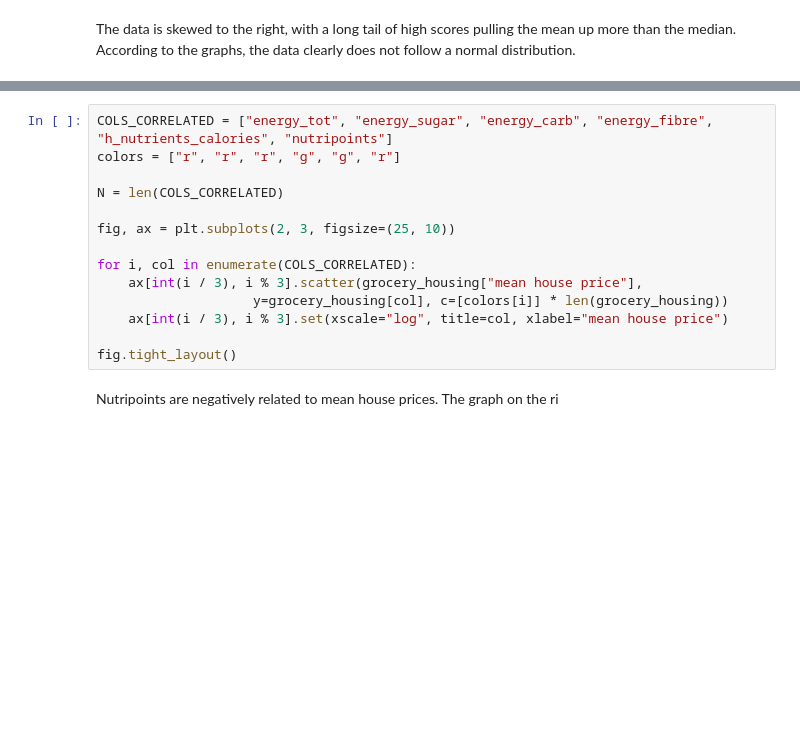
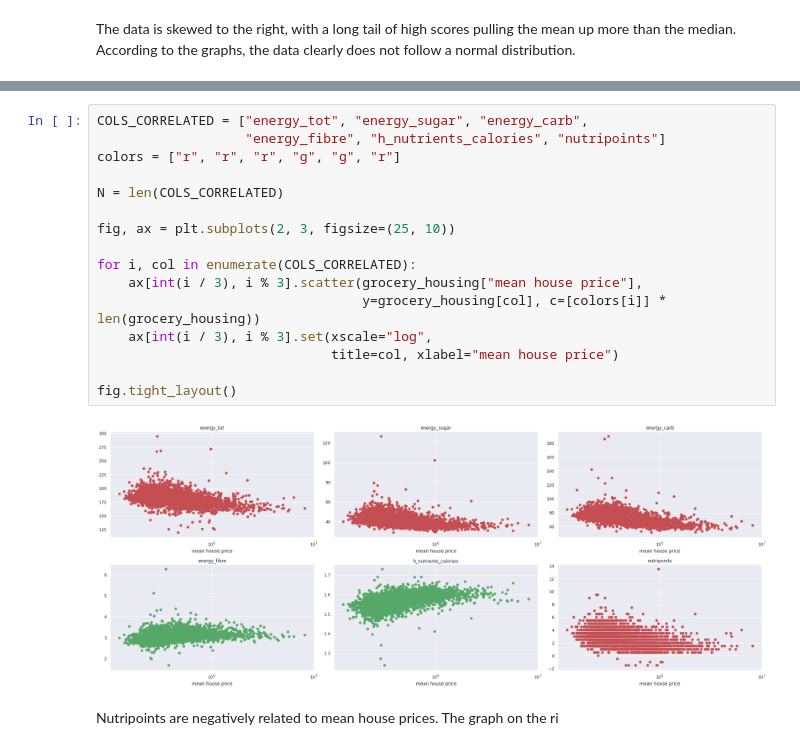
Before and after one commit to epfl-ada/ada-2020-project-milestone-p3-p3_caxaga, a Jupyter notebook: housing.ipynb, the cells around one changed output, grey strips where cells are left out. Saved outputs shown, nothing was run; the diff lists cells and outputs as text; blank space fills up the shorter version.

```diff
--- a/housing.ipynb
+++ b/housing.ipynb
@@ -99,17 +139,21 @@ plt.ylabel("spearman correlation")
 # %%
-COLS_CORRELATED = ["energy_tot", "energy_sugar", "energy_carb", "energy_fibre", "h_nutrients_calories", "nutripoints"]
+COLS_CORRELATED = ["energy_tot", "energy_sugar", "energy_carb",
+                   "energy_fibre", "h_nutrients_calories", "nutripoints"]
 colors = ["r", "r", "r", "g", "g", "r"]
 
 N = len(COLS_CORRELATED)
 
 fig, ax = plt.subplots(2, 3, figsize=(25, 10))
 
 for i, col in enumerate(COLS_CORRELATED):
     ax[int(i / 3), i % 3].scatter(grocery_housing["mean house price"],
-                    y=grocery_housing[col], c=[colors[i]] * len(grocery_housing))
-    ax[int(i / 3), i % 3].set(xscale="log", title=col, xlabel="mean house price")
+                                  y=grocery_housing[col], c=[colors[i]] * len(grocery_housing))
+    ax[int(i / 3), i % 3].set(xscale="log",
+                              title=col, xlabel="mean house price")
 
 fig.tight_layout()
+# %% [output]
+[figure, added]
 # %% [markdown]
 Nutripoints are negatively related to mean house prices. The graph on the ri
 # %%
```
Also changed, not shown: parts of 10 cells of this notebook, 2 other files.
